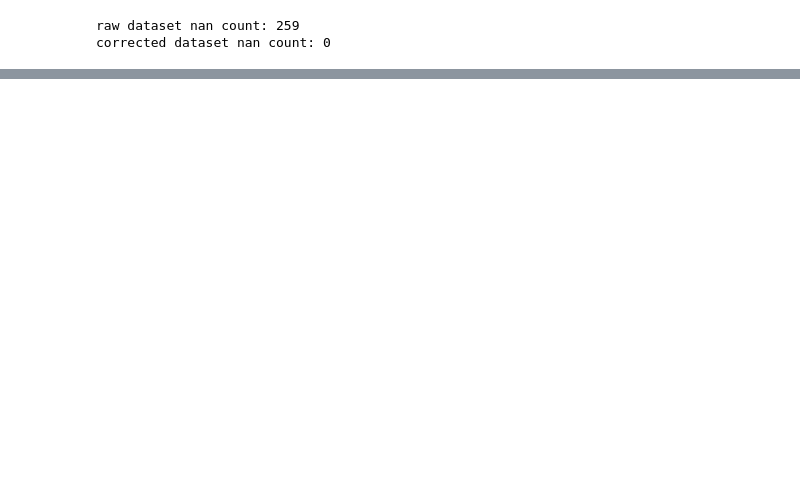
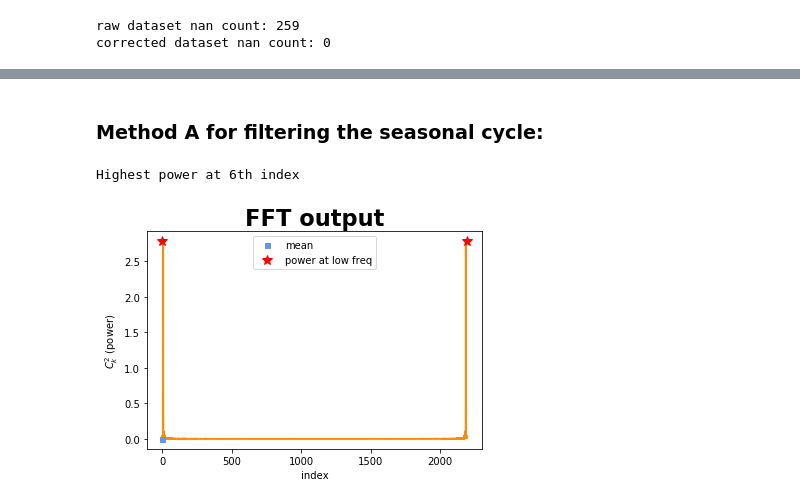
Before and after one commit to tbarbero/ATS_655, a Jupyter notebook: HW5/ATS655_HW5.ipynb, the cells around one changed output, grey strips where cells are left out. Cells and saved outputs as stored; diff of their text form; code cells hidden in the pictures; blank space fills up the shorter version.

```diff
--- a/HW5/ATS655_HW5.ipynb
+++ b/HW5/ATS655_HW5.ipynb
@@ -67,0 +72,28 @@ plt.savefig('/Users/tyler/Desktop/SP22/ATS_655/HW5/figs/1ab.png',dpi=400,bbox_in
+# %% [markdown]
+### Method A for filtering the seasonal cycle:
+# %%
+sst_anom = sst_corr - np.mean(sst_corr)
+
+# returned complex ndarray same size as time series array
+Z = np.fft.fft(sst_anom)
+Yfft = Z/np.size(sst_corr) # symmetric output
+# fourier coefficients are symmetric
+# power of mean at zero index, power of lowest frequency is the second index = last index,
+# third index is power at second lowest freq = second to last index
+
+plt.figure()
+plt.plot(np.arange(0,np.size(Yfft)),np.abs(Yfft)**2, color = 'darkorange')
+#labels
+plt.plot(0,np.abs(Yfft[0])**2.,'s',color = 'cornflowerblue',markersize=5,label='mean')
+plt.plot(1,np.abs(Yfft[6])**2.,'*r',markersize=10,label='power at low freq')
+plt.plot(np.size(Yfft)-1,np.abs(Yfft[-6])**2.,'*r',markersize=10)
+
+plt.xlabel('index')
+plt.ylabel('$C_k^2$ (power)')
+plt.title('FFT output')
+plt.legend()
+# plt.ylim(0,0.5)
+print('Highest power at 6th index')
+# %% [output]
+Highest power at 6th index
+[figure, added]
```
Also changed, not shown: parts of 36 cells of this notebook, 1 other file.
